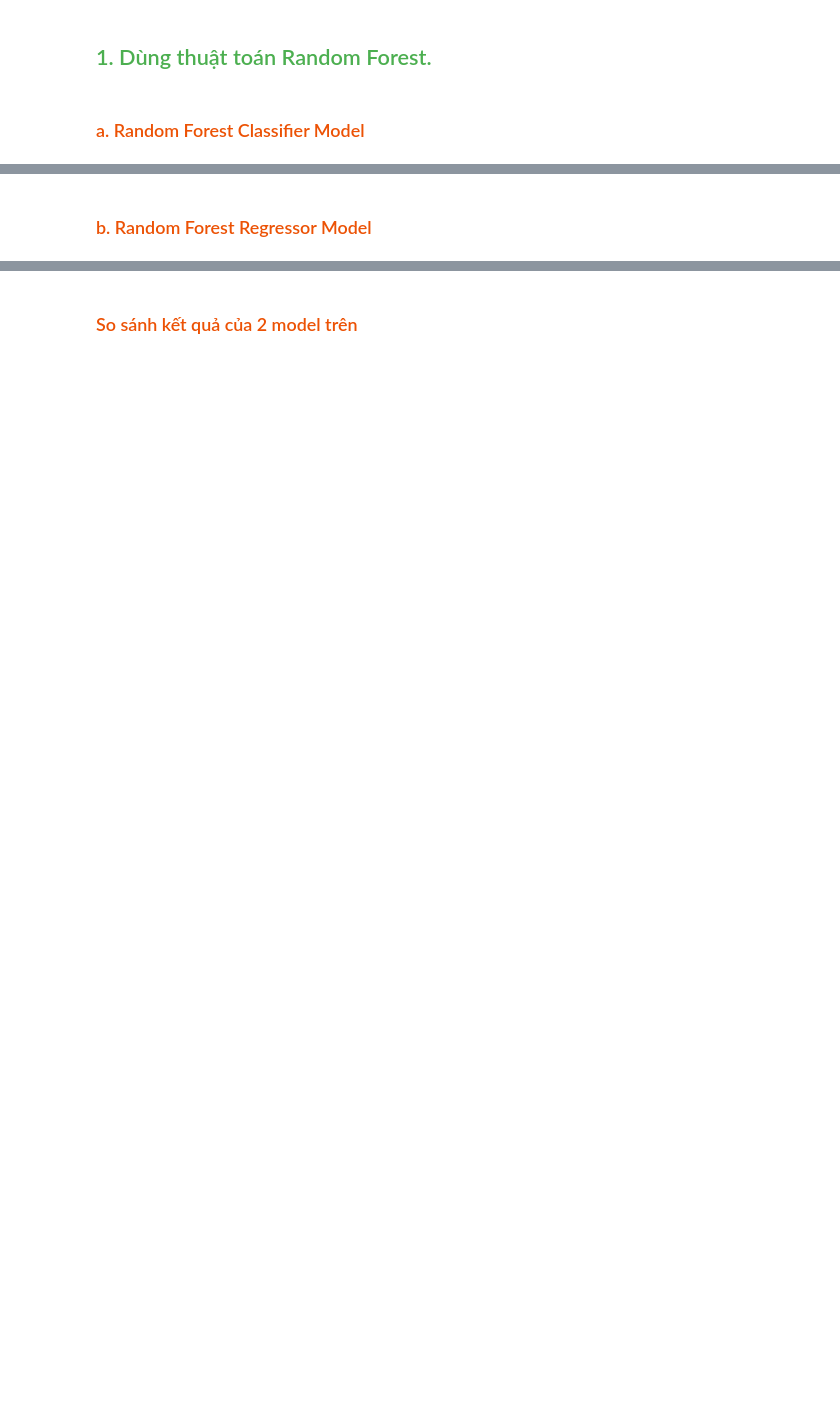
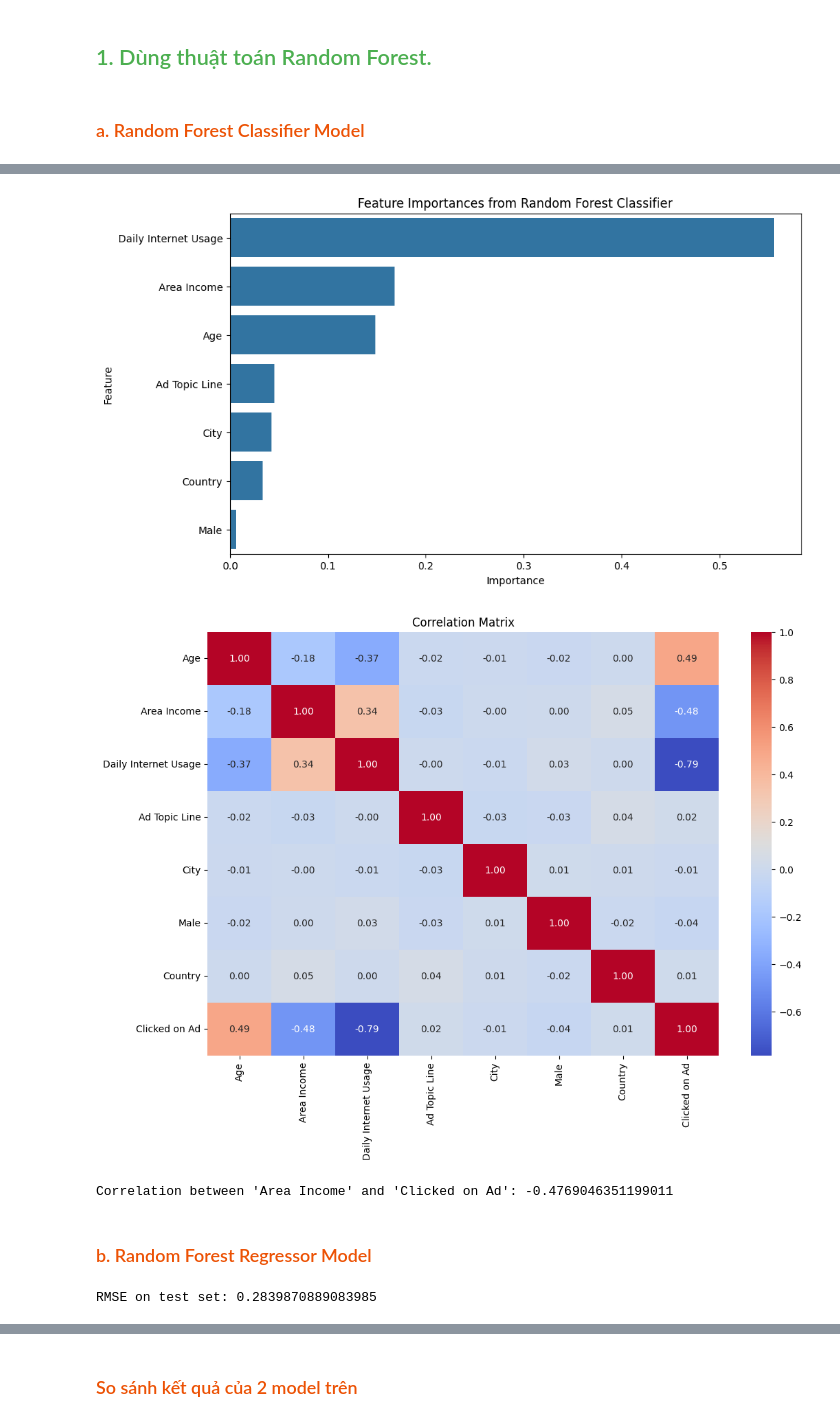
Before and after one commit to Locung201/Group3_PTDLUD_HCMUS_2425, a Jupyter notebook: Gd3_Correlation.ipynb, the cells around one changed output, grey strips where cells are left out. Saved outputs shown, nothing was run; the diff lists cells and outputs as text; code cells hidden in the pictures; blank space fills up the shorter version.

```diff
--- a/Gd3_Correlation.ipynb
+++ b/Gd3_Correlation.ipynb
@@ -125,7 +125,7 @@ X_train, X_test, y_train, y_test = train_test_split(X_scaled, y, test_size=0.3,
 <h3 style="color:rgb(236, 82, 5);">a. Random Forest Classifier Model</h3>
 # %%
 # Train and evaluate Random Forest Classifier model
-rf_clf = RandomForestClassifier()
+rf_clf = RandomForestClassifier(n_estimators=100, random_state=42)
 rf_clf.fit(X_train, y_train)
 y_pred_rf_clf = rf_clf.predict(X_test)
 rf_clf_accuracy = accuracy_score(y_test, y_pred_rf_clf)
@@ -147,34 +159,40 @@ feature_importance_df = feature_importance_df.sort_values(by='Importance', ascen
 # %%
 # Plot feature importances
 plt.figure(figsize=(10, 6))
-sns.barplot(x='Importance', y='Feature', data=feature_importance_df)
+sns.barplot(x='Importance', y='Feature', data=feature_importance_clf_df)
 plt.title('Feature Importances from Random Forest Classifier')
 plt.show()
 
 # Check correlation matrix to see the correlation between features and target variable
 correlation_matrix = random_forest_data.corr()
 
 # Plot correlation matrix heatmap
 plt.figure(figsize=(12, 8))
 sns.heatmap(correlation_matrix, annot=True, cmap='coolwarm', fmt='.2f')
 plt.title('Correlation Matrix')
 plt.show()
 
 # Check the correlation of 'Area Income' with 'Clicked on Ad'
 income_correlation = correlation_matrix.loc['Area Income', 'Clicked on Ad']
 print(f"Correlation between 'Area Income' and 'Clicked on Ad': {income_correlation}")
+# %% [output]
+[figure, added]
+[figure, added]
+Correlation between 'Area Income' and 'Clicked on Ad': -0.4769046351199011
 # %% [markdown]
 <h3 style="color:rgb(236, 82, 5);">b. Random Forest Regressor Model</h3>
 # %%
 # Build the model
-model = RandomForestRegressor(n_estimators=100, random_state=42)
+rf_reg = RandomForestRegressor(n_estimators=100, random_state=42)
 
 # Fit the model
-model.fit(X_train, y_train)
+rf_reg.fit(X_train, y_train)
 
 # Make predictions
-y_pred = model.predict(X_test)
+y_pred = rf_reg.predict(X_test)
 
 # Evaluate the model
 rmse = np.sqrt(mean_squared_error(y_test, y_pred))
 print("RMSE on test set:", rmse)
+# %% [output]
+RMSE on test set: 0.2839870889083985
```
Also changed, not shown: parts of 10 cells of this notebook.
